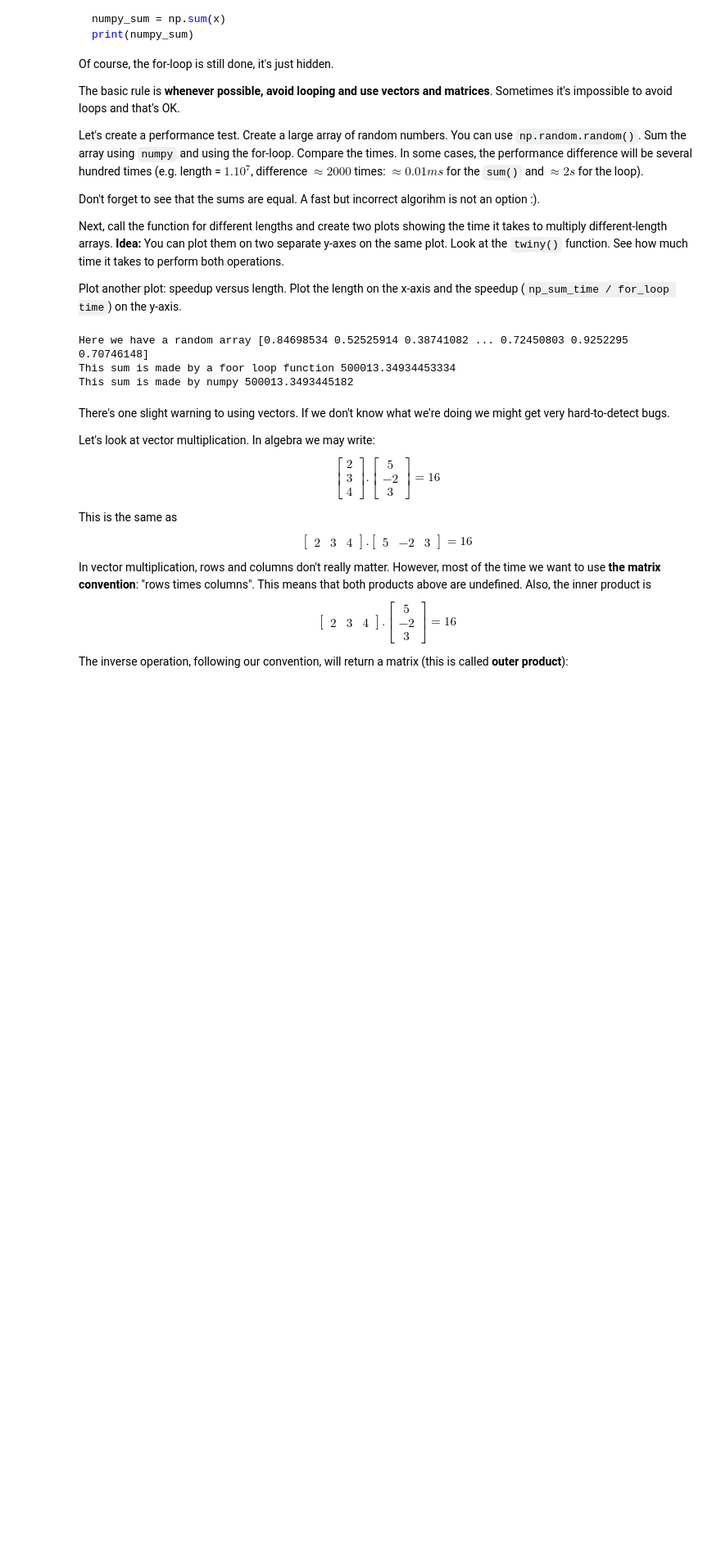
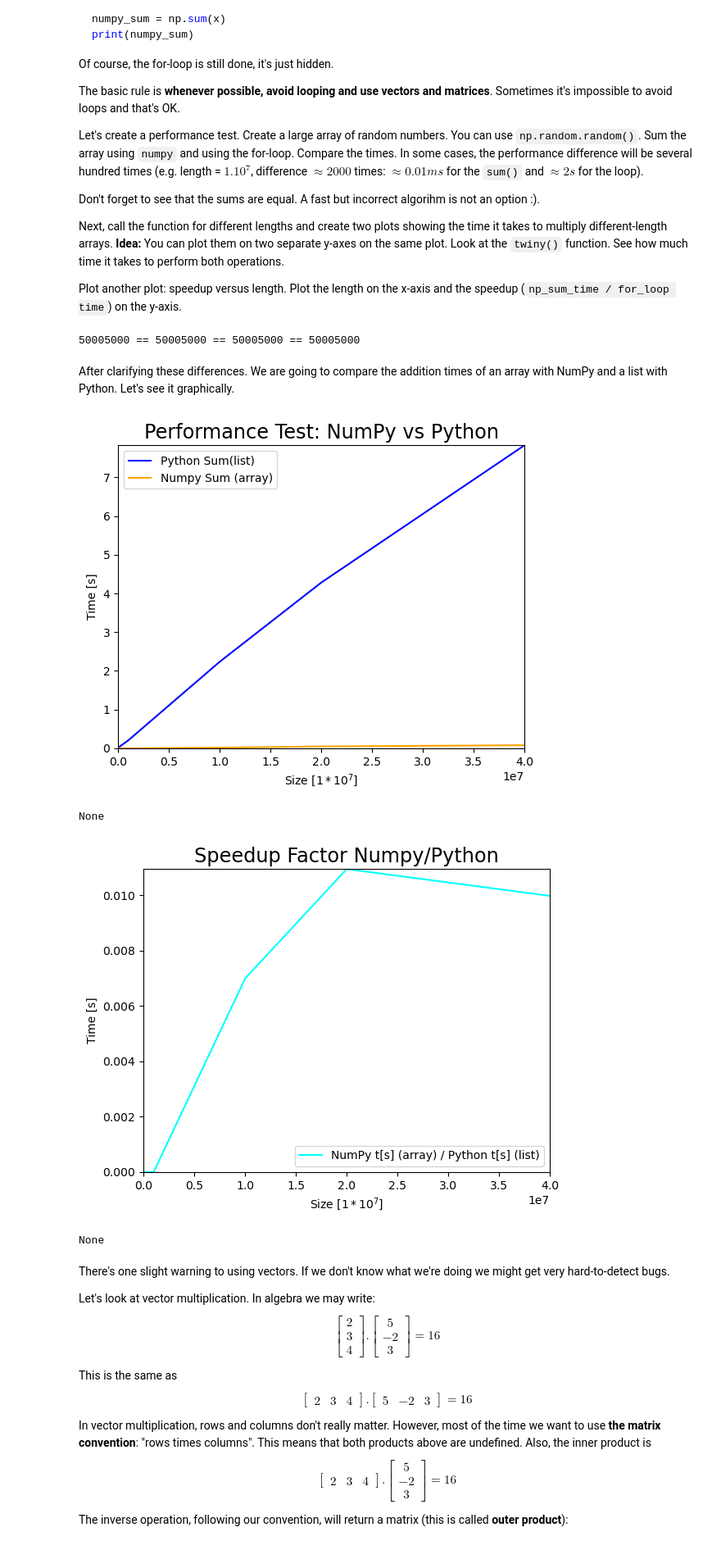
Before and after one commit to mstoychev/Math-Concepts-for-Developers, a Jupyter notebook: 3.Linear Algebra/2. Exercises/Linear Algebra Exercise.ipynb, the cells around one changed output. Shown at 82% size. Saved outputs shown, nothing was run; the diff lists cells and outputs as text; code cells hidden in the pictures; blank space fills up the shorter version.

```diff
--- a/3.Linear Algebra/2. Exercises/Linear Algebra Exercise.ipynb
+++ b/3.Linear Algebra/2. Exercises/Linear Algebra Exercise.ipynb
@@ -176,9 +161,0 @@ def numpy_sum(array):
-# %%
-random_array = np.random.random(size = 1000000)
-print(f"Here we have a random array {random_array}")
-print(f"This sum is made by a foor loop function {for_loop_sum(random_array)}")
-print(f"This sum is made by numpy {numpy_sum(random_array)}")
-# %% [output]
-Here we have a random array [0.84698534 0.52525914 0.38741082 ... 0.72450803 0.9252295  0.70746148]
-This sum is made by a foor loop function 500013.34934453334
-This sum is made by numpy 500013.3493445182
@@ -185,3 +231,47 @@ This sum is made by numpy 500013.3493445182
+# %%
+# Differences between lists and arrays
+numpy_array = np.arange(10001)   # <class 'numpy.ndarray'>
+python_list = list(range(10001))  # <class 'list'>
+
+# With small numbers performance doesn´t matter and there are no differences in results.
+sum_1, time_1 = numpy_sum_array(numpy_array)
+sum_2, time_2 = numpy_sum_list(python_list)
+sum_3, time_3 = python_sum_array(numpy_array)
+sum_4, time_4 = python_sum_list(python_list)
+
+print(f"{sum_1} == {sum_2} == {sum_3} == {sum_4}")
+# %% [output]
+50005000 == 50005000 == 50005000 == 50005000
+# %% [markdown]
+After clarifying these differences. We are going to compare the addition times of an array with NumPy and a list with Python. Let's see it graphically.
+# %%
+# create a list with different number sizes
+sizes= [100, 1000, 10000, 100000, 500000, 1000000, 10000000, 20000000, 40000000]
+
+# empty list is created to calculate addition times for Python and NumPy
+py_times = []
+np_times = []
+
+# create random array/list and call the functions to get sum times For NumpY and Python respectively
+for i in range(len(sizes)):
+    random_array = np.random.random(sizes[i])
+    random_list = list(random_array)
+
+    np_times.append(numpy_sum_array(random_array)[1])
+    py_times.append(python_sum_list(random_list)[1])
+
+
+
+# call the plot function to view the difference in performance between NumPy and Python
+print(plot_performance_time(sizes, py_times, np_times))
+
+# call the plot function to view the Speedup Factor
+print(plot_speedup(sizes, np_times, py_times))
+# %% [output]
+[figure, added]
+None
+[figure, added]
+None
 # %% [markdown]
 There's one slight warning to using vectors. If we don't know what we're doing we might get very hard-to-detect bugs.
 
```
Also changed, not shown: parts of 22 cells of this notebook, 4 other files.
